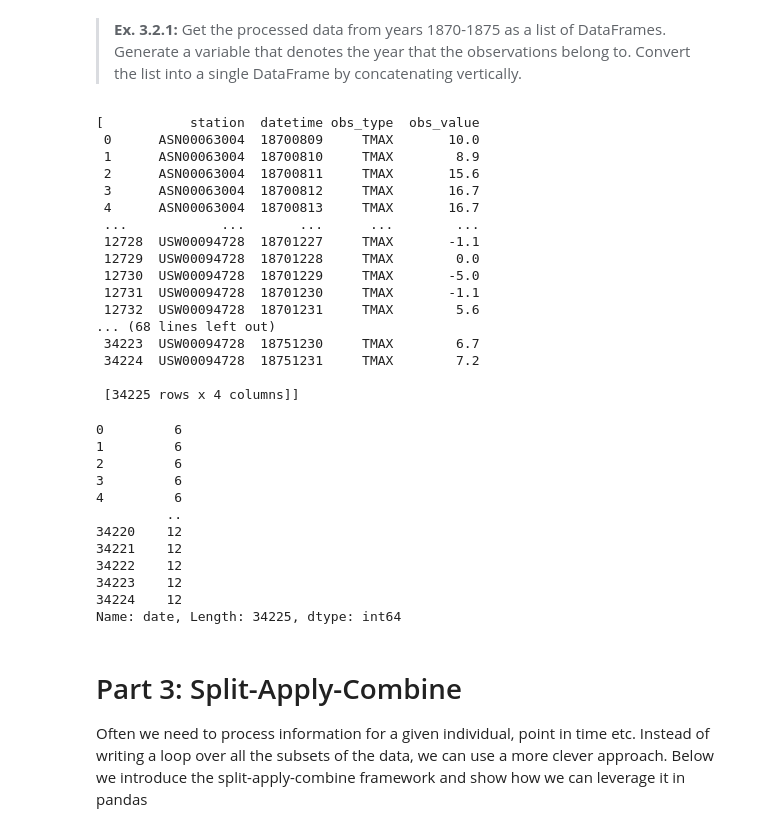
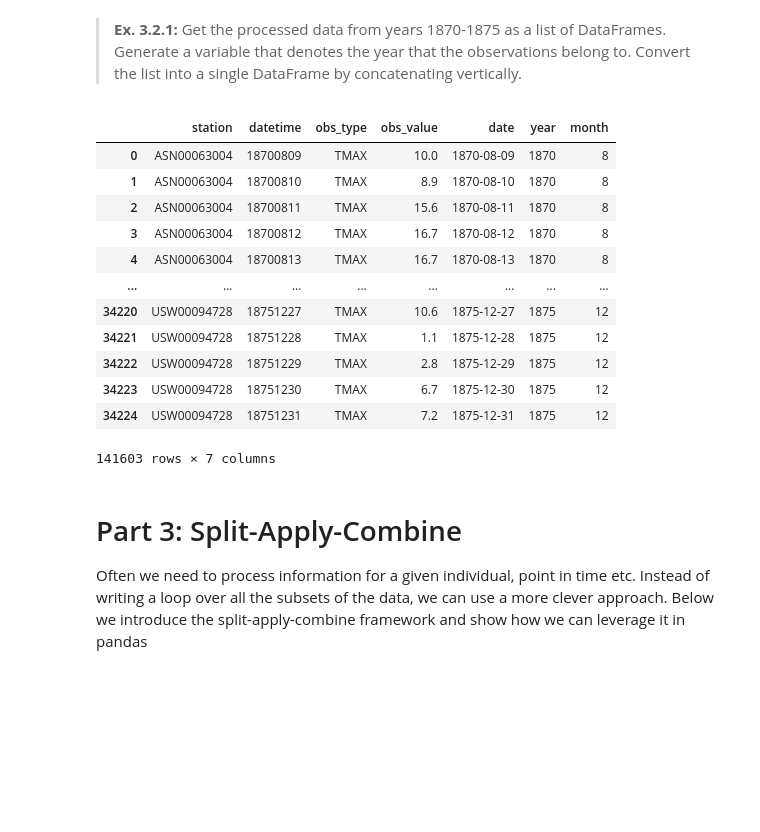
Before and after one commit to andersbnt/Group-22-ISDS2022, a Jupyter notebook: exercises/module3/Anders_module_3_exercises.ipynb, the cells around one changed output. Drawn from its saved outputs; the diff is of its cells as text; code cells hidden in the pictures; blank space fills up the shorter version.

```diff
--- a/exercises/module3/Anders_module_3_exercises.ipynb
+++ b/exercises/module3/Anders_module_3_exercises.ipynb
@@ -173,31 +173,3 @@ YouTubeVideo('y2YL_cMp8v0', width=640, height=360)
 We now continue with structuring weather data. Use the function `load_weather()` for fetching and structuring weather data that you also used above.
 # %% [markdown]
 > **Ex. 3.2.1:** Get the processed data from years 1870-1875 as a list of DataFrames. Generate a variable that denotes the year that the observations belong to. Convert the list into a single DataFrame by concatenating vertically.
-# %%
-df_list = []
-
-for n in range(1870,1876):
-    df_list.append(load_weather(n))
-
-df_list
-# %% [output]
-[           station  datetime obs_type  obs_value
- 0      ASN00063004  18700809     TMAX       10.0
- 1      ASN00063004  18700810     TMAX        8.9
- 2      ASN00063004  18700811     TMAX       15.6
- 3      ASN00063004  18700812     TMAX       16.7
- 4      ASN00063004  18700813     TMAX       16.7
- ...            ...       ...      ...        ...
- 12728  USW00094728  18701227     TMAX       -1.1
- 12729  USW00094728  18701228     TMAX        0.0
- 12730  USW00094728  18701229     TMAX       -5.0
- 12731  USW00094728  18701230     TMAX       -1.1
- 12732  USW00094728  18701231     TMAX        5.6
-... (68 lines left out)
- 34223  USW00094728  18751230     TMAX        6.7
- 34224  USW00094728  18751231     TMAX        7.2
-
- [34225 rows x 4 columns]]
-# %%
-for df in df_list:
-    temp_df = df
@@ -206,15 +175,0 @@ temp_df['date'] = pd.to_datetime(temp_df['datetime'].astype(str))
-# %%
-temp_df['date'].dt.month
-# %% [output]
-0         6
-1         6
-2         6
-3         6
-4         6
-         ..
-34220    12
-34221    12
-34222    12
-34223    12
-34224    12
-Name: date, Length: 34225, dtype: int64
@@ -221,3 +185,30 @@ Name: date, Length: 34225, dtype: int64
+# %%
+#For-loop takes each dataframe in the dataframe list and adds two columns (date and year) from the datetime variable
+
+for df in df_list:
+    df['date'] = pd.to_datetime(df['datetime'].astype(str)) #converts the datetime variable to a propler datetime string
+    df['month']= pd.DatetimeIndex(df['date']).month
+    df['year'] = pd.DatetimeIndex(df['date']).year          #takes the year out of the date variable
+
+#creates master dataframe, stacking all the others on top of each other
+master_df = pd.concat(df_list, join='outer', axis=0)    #axis=0 makes it a vertical stack
+
+#show result
+master_df
+# %% [output]
+|  | station | datetime | obs_type | obs_value | date | year | month |
+| 0 | ASN00063004 | 18700809 | TMAX | 10.0 | 1870-08-09 | 1870 | 8 |
+| 1 | ASN00063004 | 18700810 | TMAX | 8.9 | 1870-08-10 | 1870 | 8 |
+| 2 | ASN00063004 | 18700811 | TMAX | 15.6 | 1870-08-11 | 1870 | 8 |
+| 3 | ASN00063004 | 18700812 | TMAX | 16.7 | 1870-08-12 | 1870 | 8 |
+| 4 | ASN00063004 | 18700813 | TMAX | 16.7 | 1870-08-13 | 1870 | 8 |
+| ... | ... | ... | ... | ... | ... | ... | ... |
+| 34220 | USW00094728 | 18751227 | TMAX | 10.6 | 1875-12-27 | 1875 | 12 |
+| 34221 | USW00094728 | 18751228 | TMAX | 1.1 | 1875-12-28 | 1875 | 12 |
+| 34222 | USW00094728 | 18751229 | TMAX | 2.8 | 1875-12-29 | 1875 | 12 |
+| 34223 | USW00094728 | 18751230 | TMAX | 6.7 | 1875-12-30 | 1875 | 12 |
+| 34224 | USW00094728 | 18751231 | TMAX | 7.2 | 1875-12-31 | 1875 | 12 |
+141603 rows × 7 columns
 # %% [markdown]
 # Part 3: Split-Apply-Combine
 
```
Also changed, not shown: parts of 6 cells of this notebook, 2 other files.
